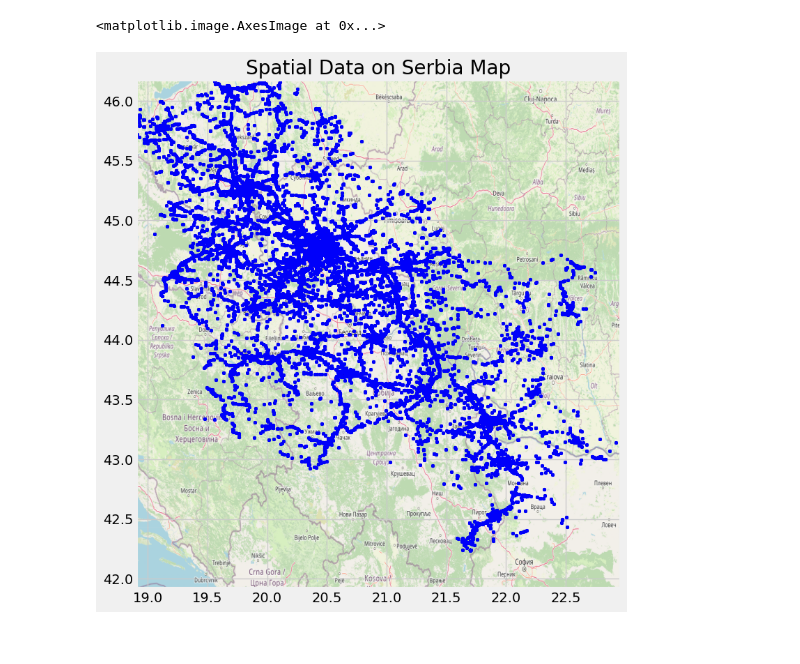
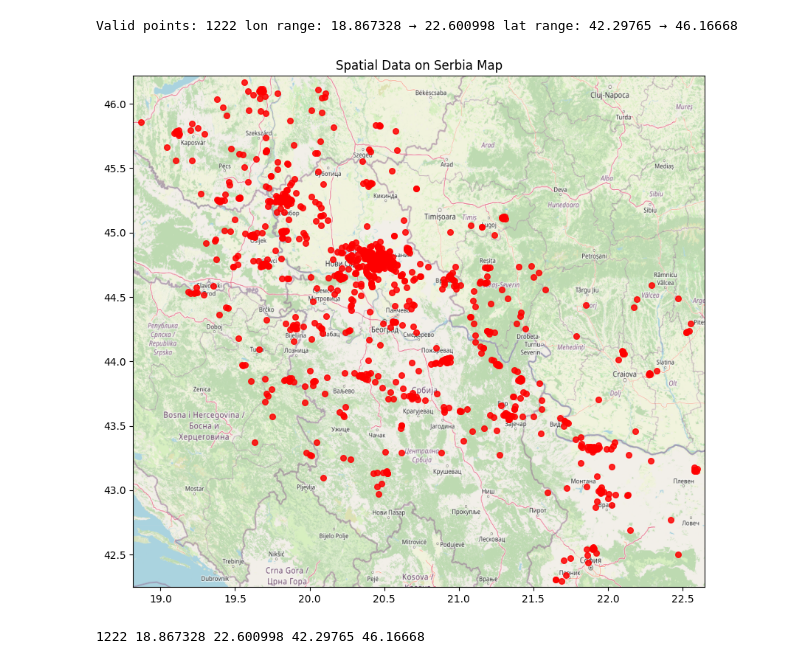
Before and after one commit to z8in/car_accidents_2021_jupiter_notebook, a Jupyter notebook: data_clean.ipynb, the cells around one changed output. Cells and saved outputs as stored; diff of their text form; code cells hidden in the pictures.

```diff
--- a/data_clean.ipynb
+++ b/data_clean.ipynb
@@ -90,12 +81,41 @@ img_map = plt.imread('/Users/zoranmilovanovic/Google Drive/car_accidents_python_
-# %%
-# Here I ploted working_set.longitude and working_set.latitude as scatter points on exported image
-# "map.png", it is important to set up the X-axis and Y-axis as per bounding_box
-fig, ax = plt.subplots(figsize = (10,9))
-ax.scatter(working_set.longitude, working_set.latitude, zorder=1, alpha= 0.2, c='b', s=10)
-ax.set_title('Spatial Data on Serbia Map')
-ax.set_xlim(bounding_box[0],bounding_box[1])
-ax.set_ylim(bounding_box[2],bounding_box[3])
-ax.imshow(img_map, zorder=0, extent = bounding_box, aspect= 'equal')
-# %% [output]
-<matplotlib.image.AxesImage at 0x...>
-[figure, removed]
+# %%
+# --- Convert Excel-style coords (e.g., "20,366,175") to decimal degrees ---
+def excel_to_degrees(series: pd.Series) -> pd.Series:
+    # keep only digits and minus, drop commas/spaces etc.
+    digits = series.astype(str).str.replace(r"[^0-9\-]", "", regex=True)
+    vals = pd.to_numeric(digits, errors="coerce") / 1_000_000.0
+    return vals
+
+lon = excel_to_degrees(working_set["longitude"])
+lat = excel_to_degrees(working_set["latitude"])
+# %%
+# Optional: keep only plausible Serbia bounds to drop bad rows like "2,041,314" -> 2.041314
+serbia_mask = lon.between(18, 23) & lat.between(42, 47)
+lon = lon[serbia_mask]
+lat = lat[serbia_mask]
+
+print("Valid points:", len(lon), "lon range:", lon.min(), "→", lon.max(), "lat range:", lat.min(), "→", lat.max())
+# %% [output]
+Valid points: 1222 lon range: 18.867328 → 22.600998 lat range: 42.29765 → 46.16668
+# %%
+# --- Bounding box from converted coordinates ---
+pad_lon, pad_lat = 0.05, 0.05
+bbox = (lon.min() - pad_lon, lon.max() + pad_lon, lat.min() - pad_lat, lat.max() + pad_lat)
+# %%
+# --- Load background map ---
+img = mpimg.imread("map.png")  # ensure correct path
+# %%
+# --- Plot ---
+fig, ax = plt.subplots(figsize=(10, 9))
+ax.imshow(img, extent=bbox, aspect="auto", zorder=0)
+ax.scatter(lon.to_numpy(), lat.to_numpy(), s=30, c="red", alpha=0.85, zorder=1)
+
+ax.set_title("Spatial Data on Serbia Map")
+ax.set_xlim(bbox[0], bbox[1])
+ax.set_ylim(bbox[2], bbox[3])
+plt.show()
+
+print(len(lon), lon.min(), lon.max(), lat.min(), lat.max())
+# %% [output]
+[figure, added]
+1222 18.867328 22.600998 42.29765 46.16668
```
Also changed, not shown: parts of 9 cells of this notebook, 2 other files.
